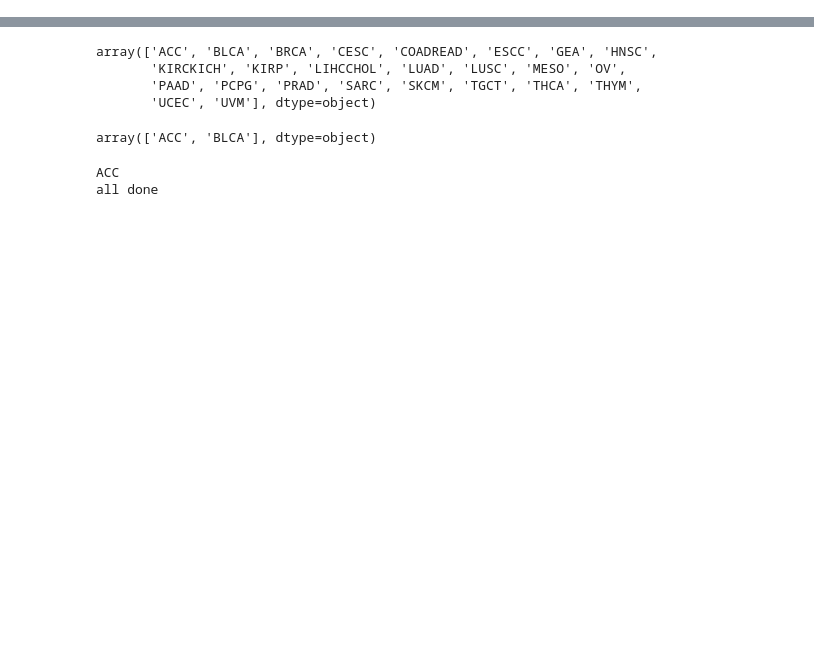
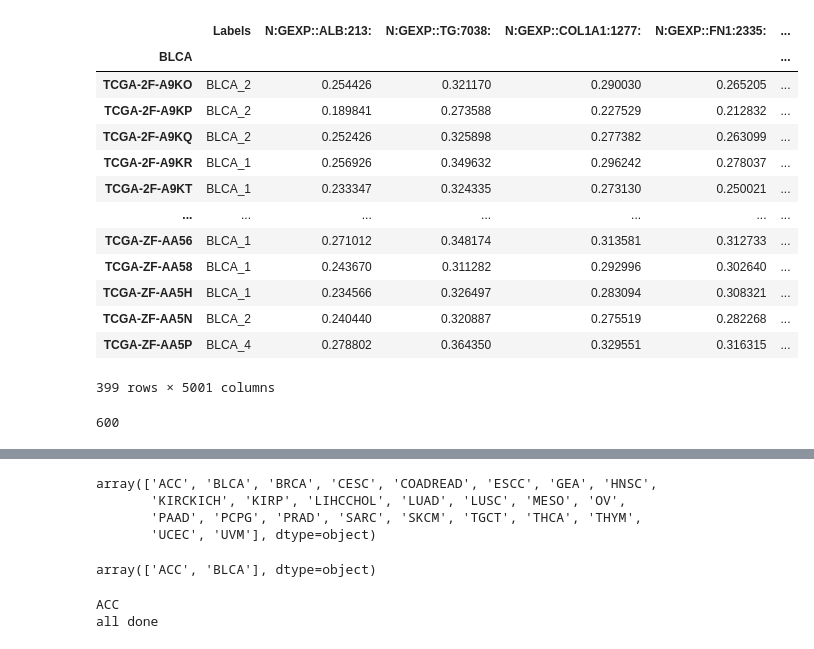
Before and after one commit to briankarlberg/synthetic_TCGA_data_gen, a Jupyter notebook: g_devel/e_RF_DT_org-dec.ipynb, the cells around one changed output, grey strips where cells are left out. Drawn from its saved outputs; the diff is of its cells as text; code cells hidden in the pictures; blank space fills up the shorter version.

```diff
--- a/g_devel/e_RF_DT_org-dec.ipynb
+++ b/g_devel/e_RF_DT_org-dec.ipynb
@@ -32,0 +443,25 @@ org = pd.read_csv('data_5k_stacked/stacked_mad_5k.tsv', sep="\t", index_col=0)
+# %%
+dec_n = pd.read_csv(
+    train_on_one_decoded_pths[0],
+                    sep = '\t', index_col = 0)
+# %%
+dec_n
+# %% [output]
+|  | Labels | N:GEXP::ALB:213: | N:GEXP::TG:7038: | N:GEXP::COL1A1:1277: | N:GEXP::FN1:2335: | ... |
+| BLCA |  |  |  |  |  | ... |
+| TCGA-2F-A9KO | BLCA_2 | 0.254426 | 0.321170 | 0.290030 | 0.265205 | ... |
+| TCGA-2F-A9KP | BLCA_2 | 0.189841 | 0.273588 | 0.227529 | 0.212832 | ... |
+| TCGA-2F-A9KQ | BLCA_2 | 0.252426 | 0.325898 | 0.277382 | 0.263099 | ... |
+| TCGA-2F-A9KR | BLCA_1 | 0.256926 | 0.349632 | 0.296242 | 0.278037 | ... |
+| TCGA-2F-A9KT | BLCA_1 | 0.233347 | 0.324335 | 0.273130 | 0.250021 | ... |
+| ... | ... | ... | ... | ... | ... | ... |
+| TCGA-ZF-AA56 | BLCA_1 | 0.271012 | 0.348174 | 0.313581 | 0.312733 | ... |
+| TCGA-ZF-AA58 | BLCA_1 | 0.243670 | 0.311282 | 0.292996 | 0.302640 | ... |
+| TCGA-ZF-AA5H | BLCA_1 | 0.234566 | 0.326497 | 0.283094 | 0.308321 | ... |
+| TCGA-ZF-AA5N | BLCA_2 | 0.240440 | 0.320887 | 0.275519 | 0.282268 | ... |
+| TCGA-ZF-AA5P | BLCA_4 | 0.278802 | 0.364350 | 0.329551 | 0.316315 | ... |
+399 rows × 5001 columns
+# %%
+len(train_on_one_decoded_pths) # 600 decoded gexp files
+# %% [output]
+600
```
Also changed, not shown: parts of 50 cells of this notebook, 9 other files.
